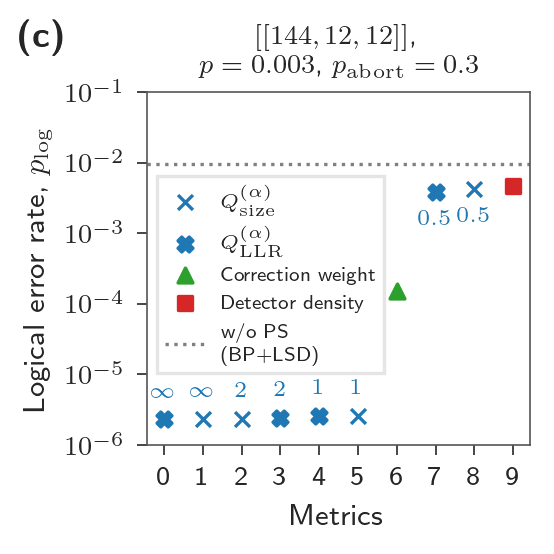
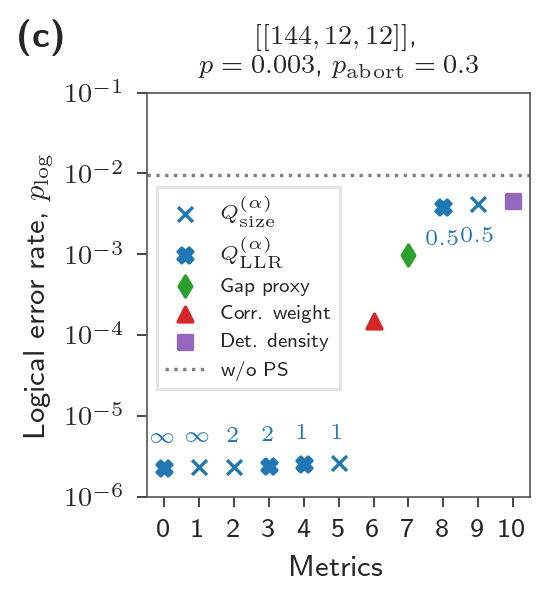
The change to this notebook cell's code, shown as a diff; its figure went from the first image to the second:
--- before
+++ after
@@ -40,4 +40,9 @@
         label = "Logical gap (MWPM)"
         marker = "o"
+    elif "gap_proxy" in by:
+        group = 2.5
+        color = COLORS(2)
+        label = "Gap proxy"
+        marker = "d"
     elif "cluster_size_norm" in by:
         group = 0
@@ -52,12 +57,12 @@
     elif by == "pred_llr":
         group = 3
-        label = "Correction weight"
+        label = "Corr. weight"
         marker = "^"
-        color = COLORS(2)
+        color = COLORS(3)
     elif by == "detector_density":
         group = 4
-        label = "Detector density"
+        label = "Det. density"
         marker = "s"
-        color = COLORS(3)
+        color = COLORS(4)
     else:
         group = None
@@ -73,5 +78,5 @@
 legend_labels = []
 
-fig = FIG_FORMATTER.figure(wide=True, width_ratio=0.32, aspect_ratio=1)
+fig = FIG_FORMATTER.figure(wide=True, width_ratio=0.32, aspect_ratio=1.1)
 ax = fig.add_subplot()
 
@@ -128,5 +133,5 @@
 
 legend_handles.append((999, line))  # Use high number to put at end
-legend_labels.append((999, "w/o PS\n(BP+LSD)"))
+legend_labels.append((999, "w/o PS"))
 
 ax.set_title(
@@ -161,3 +166,3 @@
 )
 
-plt.savefig("overleaf_figs/bb_code_metric_comparison.pdf")
+plt.savefig("figs/bb_code_metric_comparison.pdf")

Commit: Update BB code analysis notebook